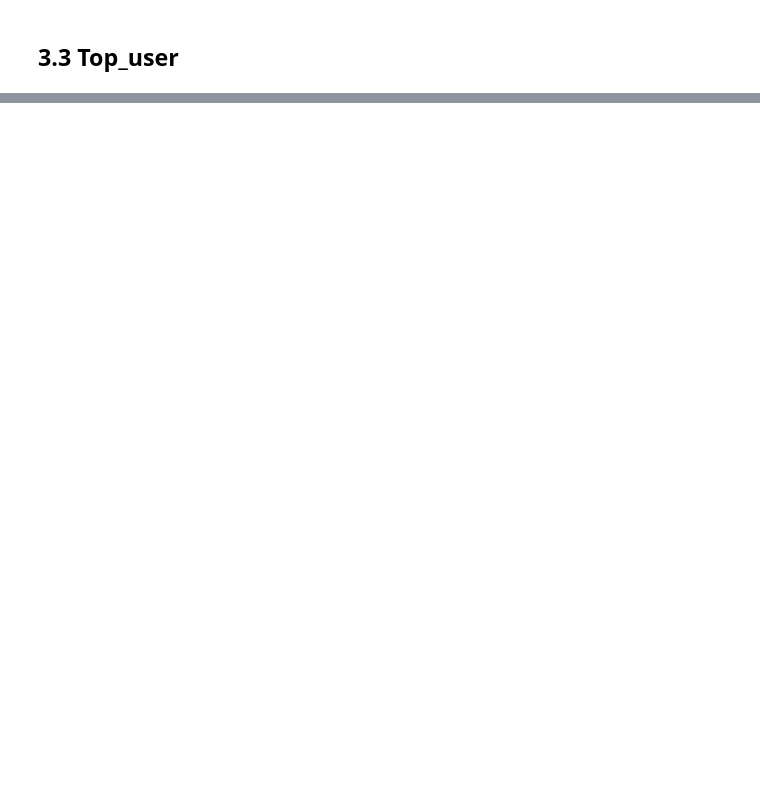
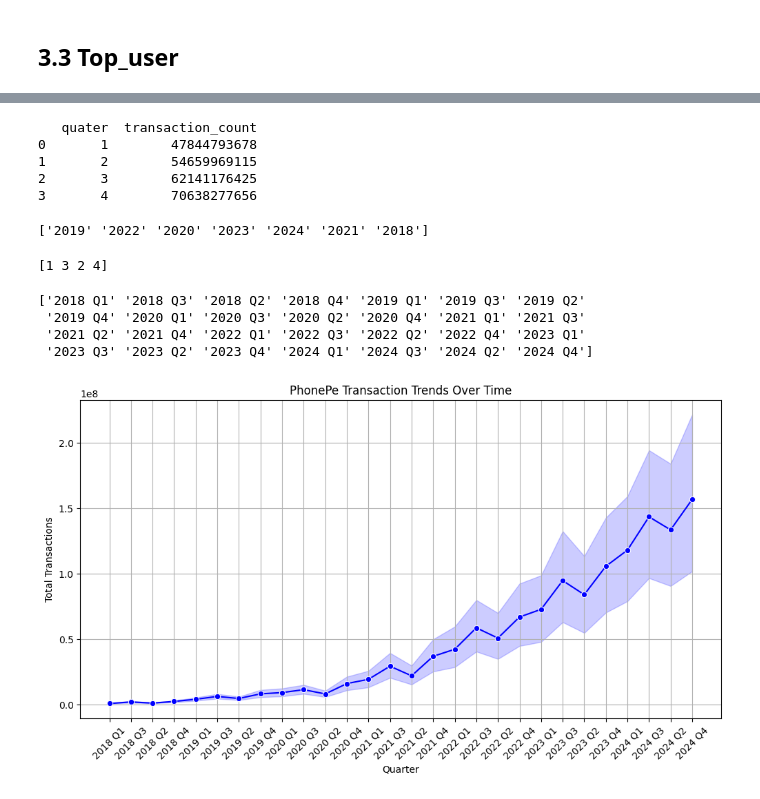
Before and after one commit to SankarSivan/Phonepe, a Jupyter notebook: Phonepe_Pulse.ipynb, the cells around one changed output, grey strips where cells are left out. Saved outputs shown, nothing was run; the diff lists cells and outputs as text; code cells hidden in the pictures; blank space fills up the shorter version.

```diff
--- a/Phonepe_Pulse.ipynb
+++ b/Phonepe_Pulse.ipynb
@@ -590,0 +790,49 @@ print(top_user)
+# %%
+# 1. Transaction Trends & Dynamics
+
+# Grouping transaction quarter based
+aggr_trans_grouped = aggr_trans.groupby('quater')['transaction_count'].sum().reset_index()
+print(aggr_trans_grouped)
+# %% [output]
+   quater  transaction_count
+0       1        47844793678
+1       2        54659969115
+2       3        62141176425
+3       4        70638277656
+# %%
+print(aggr_trans['year'].unique())
+# %% [output]
+['2019' '2022' '2020' '2023' '2024' '2021' '2018']
+# %%
+print(aggr_trans['quater'].unique())
+# %% [output]
+[1 3 2 4]
+# %%
+aggr_trans['quater'] = pd.to_datetime(aggr_trans['quater']).dt.quarter
+aggr_trans['year'] = pd.to_datetime(aggr_trans['year']).dt.year
+# %%
+aggr_trans['year_quater'] = aggr_trans['year'].astype(str) + " Q" + aggr_trans['quater'].astype(str)
+print(aggr_trans['year_quater'].unique())
+# %% [output]
+['2018 Q1' '2018 Q3' '2018 Q2' '2018 Q4' '2019 Q1' '2019 Q3' '2019 Q2'
+ '2019 Q4' '2020 Q1' '2020 Q3' '2020 Q2' '2020 Q4' '2021 Q1' '2021 Q3'
+ '2021 Q2' '2021 Q4' '2022 Q1' '2022 Q3' '2022 Q2' '2022 Q4' '2023 Q1'
+ '2023 Q3' '2023 Q2' '2023 Q4' '2024 Q1' '2024 Q3' '2024 Q2' '2024 Q4']
+# %%
+
+# Sort for continuity
+aggr_trans = aggr_trans.sort_values(by=['year', 'quarter'])
+
+# Plot the trend
+plt.figure(figsize=(12,6))
+sns.lineplot(data=aggr_trans, x='year_quarter', y='transaction_count', marker='o', color='b')
+
+# Improve readability
+plt.title("PhonePe Transaction Trends Over Time")
+plt.xlabel("Quarter")
+plt.ylabel("Total Transactions")
+plt.xticks(rotation=45)
+plt.grid()
+plt.show()
+# %% [output]
+[figure, added]
```
Also changed, not shown: parts of 60 cells of this notebook.
